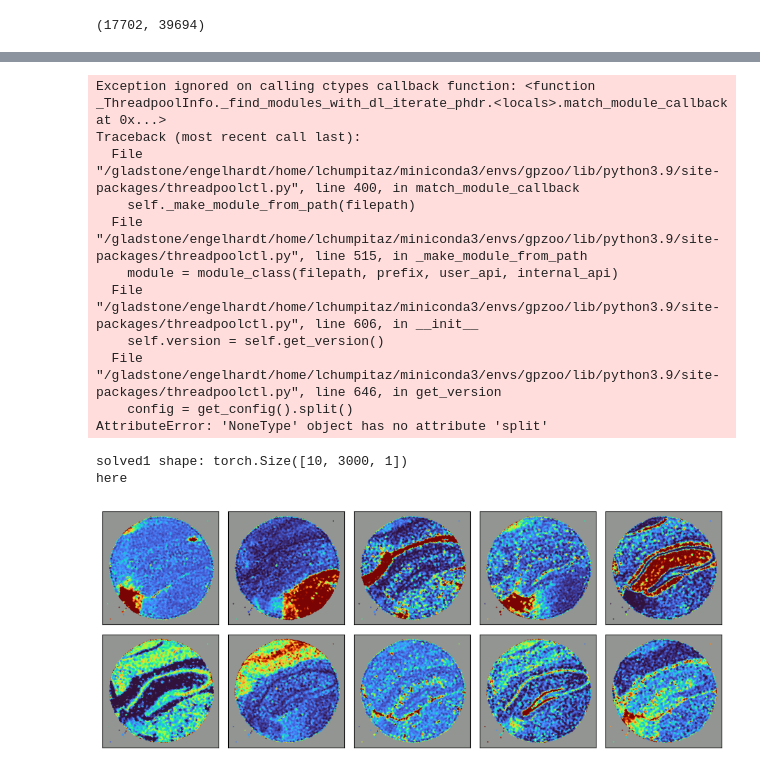
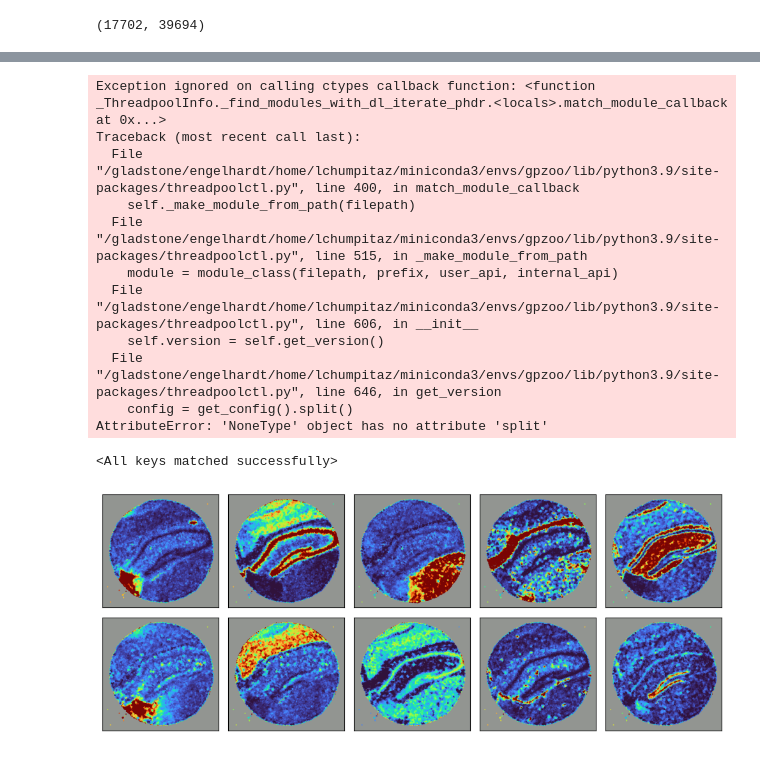
Before and after one commit to luisdiaz1997/GPzoo, a Jupyter notebook: notebooks/Slideseqv2_SVGP.ipynb, the cells around one changed output, grey strips where cells are left out. Cells and saved outputs as stored; diff of their text form; code cells hidden in the pictures.

```diff
--- a/notebooks/Slideseqv2_SVGP.ipynb
+++ b/notebooks/Slideseqv2_SVGP.ipynb
@@ -157,8 +157,32 @@ def build_model(Y, M=1000, L=10):
 
     model.to(device)
     return model
+# %%
+def build_model_scratch(Y, M=1000, L=10):
+
+
+
+    # idx = torch.multinomial(torch.ones(X.shape[0]), num_samples=M, replacement=False)
+
+    kmeans = KMeans(n_clusters=M, random_state=240, n_init="auto").fit(X)
+    Z = nn.Parameter(torch.tensor(kmeans.cluster_centers_).type(torch.float))
+
+    kernel = batched_Matern32(sigma=[1.0]*L, lengthscale=[2.0]*L)
+    gp = SVGP(kernel, M=M, jitter=1e-2)
+    gp.mu = nn.Parameter(torch.randn((L, M)).type(torch.float))
+    Lu = 1e-2*torch.eye(M).expand(L, M, M)
+    gp.Lu = nn.Parameter(Lu.clone().detach())
+
+    gp.Z = nn.Parameter(Z, requires_grad=False)
+
+    prior = GaussianPrior(Y, L=L)
+
+    model = Hybrid_NSF2(gp, prior, Y, L=L, T=L)
+
+    model.to(device)
+    return model
 # %%
-model = build_model(Y, M=3000)
+model = build_model_scratch(Y, M=3000)
 # %% [output]
 Exception ignored on calling ctypes callback function: <function _ThreadpoolInfo._find_modules_with_dl_iterate_phdr.<locals>.match_module_callback at 0x...>
 Traceback (most recent call last):
@@ -171,5 +195,7 @@ Traceback (most recent call last):
   File "/gladstone/engelhardt/home/lchumpitaz/miniconda3/envs/gpzoo/lib/python3.9/site-packages/threadpoolctl.py", line 646, in get_version
     config = get_config().split()
 AttributeError: 'NoneType' object has no attribute 'split'
-solved1 shape: torch.Size([10, 3000, 1])
-here
+# %%
+model.load_state_dict(torch.load('slideseq_nsf_3000.pth'))
+# %% [output]
+<All keys matched successfully>
@@ -176,10 +206,10 @@ here
 # %%
 model.cpu()
-qF, _, _ = model.prior(X)
+qF, _, _ = model.sf.prior(X)
 mean = torch.exp(qF.mean).detach().numpy()
 plot_factors(mean, X, moran_idx=None, ax=None, size=2, s=0.2, alpha=0.9)
 # %% [output]
-[figure, old version]
+[figure, new version]
 # %%
 X_train = X.to(device)
 Y_train = Y.to(device)
```
Also changed, not shown: parts of 23 cells of this notebook, 5 other files.
